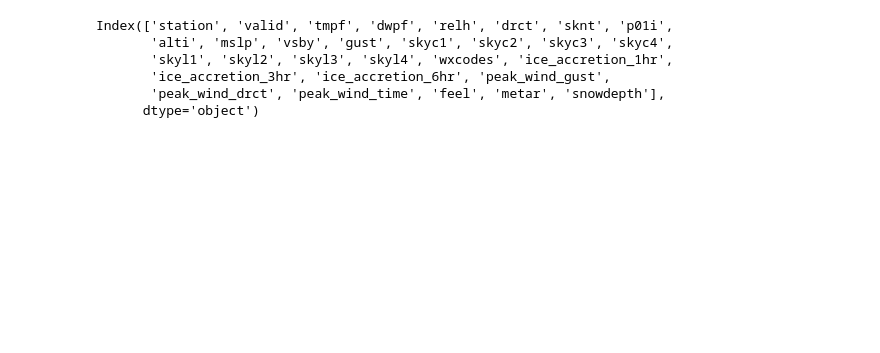
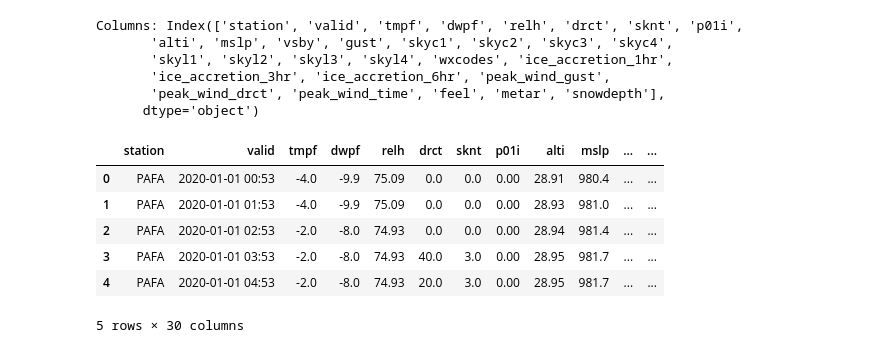
Before and after one commit to larantt/GeoMetrics, a Jupyter notebook: examples/ex01_clausius.ipynb, the cells around one changed output. Saved outputs shown, nothing was run; the diff lists cells and outputs as text; code cells hidden in the pictures; blank space fills up the shorter version.

```diff
--- a/examples/ex01_clausius.ipynb
+++ b/examples/ex01_clausius.ipynb
@@ -11,12 +19,21 @@ import geometrics  # for testing just import everything
 # %%
-# read in station data using genfromtext
+# read in station data using pandas
 filepath = f'/Users/laratobias-tarsh/Documents/GeoMetrics/GeoMetrics/examples/example_data/PAFA.csv'
-PAFA_df = pd.read_csv(filepath,na_values='M')
-print(PAFA_df.columns)
+PAFA_df = pd.read_csv(filepath,na_values='M')   # IEM fill values are 'M' for missing
+
+print(f'Columns: {PAFA_df.columns}')    # Check columns that could be analysed
+PAFA_df.head()  # preview dataset to get an idea of the structure
 # %% [output]
-Index(['station', 'valid', 'tmpf', 'dwpf', 'relh', 'drct', 'sknt', 'p01i',
+Columns: Index(['station', 'valid', 'tmpf', 'dwpf', 'relh', 'drct', 'sknt', 'p01i',
        'alti', 'mslp', 'vsby', 'gust', 'skyc1', 'skyc2', 'skyc3', 'skyc4',
        'skyl1', 'skyl2', 'skyl3', 'skyl4', 'wxcodes', 'ice_accretion_1hr',
        'ice_accretion_3hr', 'ice_accretion_6hr', 'peak_wind_gust',
        'peak_wind_drct', 'peak_wind_time', 'feel', 'metar', 'snowdepth'],
       dtype='object')
+|  | station | valid | tmpf | dwpf | relh | drct | sknt | p01i | alti | mslp | ... | ... |
+| 0 | PAFA | 2020-01-01 00:53 | -4.0 | -9.9 | 75.09 | 0.0 | 0.0 | 0.00 | 28.91 | 980.4 | ... | ... |
+| 1 | PAFA | 2020-01-01 01:53 | -4.0 | -9.9 | 75.09 | 0.0 | 0.0 | 0.00 | 28.93 | 981.0 | ... | ... |
+| 2 | PAFA | 2020-01-01 02:53 | -2.0 | -8.0 | 74.93 | 0.0 | 0.0 | 0.00 | 28.94 | 981.4 | ... | ... |
+| 3 | PAFA | 2020-01-01 03:53 | -2.0 | -8.0 | 74.93 | 40.0 | 3.0 | 0.00 | 28.95 | 981.7 | ... | ... |
+| 4 | PAFA | 2020-01-01 04:53 | -2.0 | -8.0 | 74.93 | 20.0 | 3.0 | 0.00 | 28.95 | 981.7 | ... | ... |
+5 rows × 30 columns
```
Also changed, not shown: parts of 11 cells of this notebook, 2 other files.
